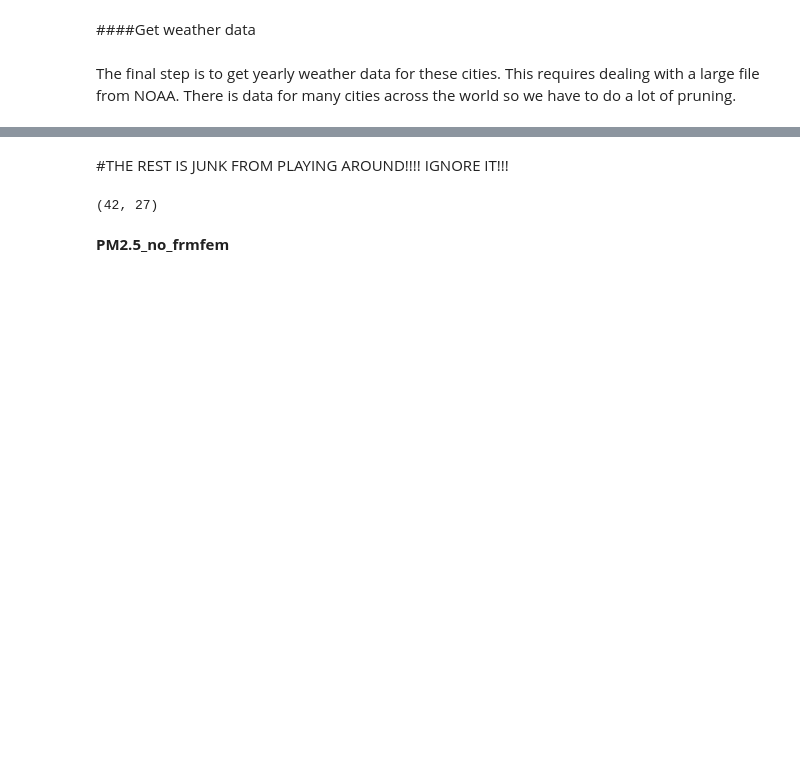
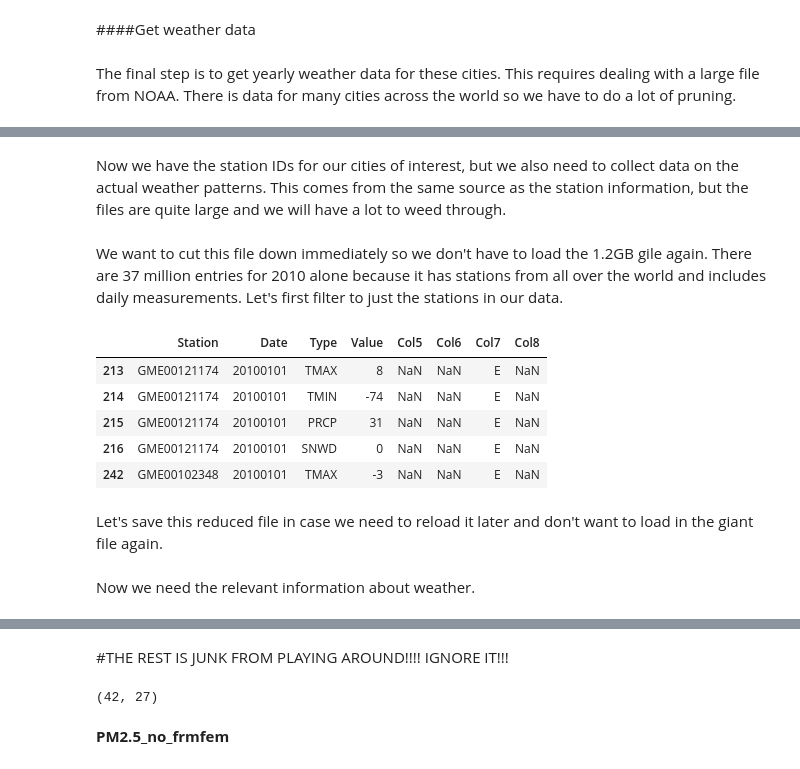
Before and after one commit to mchaffin17/AirPollutionFinalProject, a Jupyter notebook: DataCollection&Cleaning.ipynb, the cells around one changed output, grey strips where cells are left out. Cells and saved outputs as stored; diff of their text form; code cells hidden in the pictures; blank space fills up the shorter version.

Commit message:
German Data Collection Work

```diff
--- a/DataCollection&Cleaning.ipynb
+++ b/DataCollection&Cleaning.ipynb
@@ -1208,0 +1157,29 @@ for pol in outcomes:
+# %%
+toDF = {'City':[],'GM_ID':[]}
+for i,j in zip(best.keys()[1:],best.values()[1:]):
+    toDF['City'].append(i)
+    toDF['GM_ID'].append(j[0])
+skeletonFrame = pd.DataFrame(toDF)
+# %% [markdown]
+Now we have the station IDs for our cities of interest, but we also need to collect data on the actual weather patterns. This comes from the same source as the station information, but the files are quite large and we will have a lot to weed through.
+# %%
+gmweather = pd.read_csv('tempdata/ger_weather_2010.csv')
+# %% [markdown]
+We want to cut this file down immediately so we don't have to load the 1.2GB gile again. There are 37 million entries for 2010 alone because it has stations from all over the world and includes daily measurements. Let's first filter to just the stations in our data.
+# %%
+gmweather.columns=['Station','Date','Type','Value','Col5','Col6','Col7','Col8']
+toremove = []
+for i,val in enumerate(gmweather['Station']):
+    if val[0:2] != 'GM':
+        toremove.append(i)
+# %%
+gmweather = gmweather.drop(gmweather.index[toremove])
+# %%
+gmweather.head()
+# %% [output]
+|  | Station | Date | Type | Value | Col5 | Col6 | Col7 | Col8 |
+| 213 | GME00121174 | 20100101 | TMAX | 8 | NaN | NaN | E | NaN |
+| 214 | GME00121174 | 20100101 | TMIN | -74 | NaN | NaN | E | NaN |
+| 215 | GME00121174 | 20100101 | PRCP | 31 | NaN | NaN | E | NaN |
+| 216 | GME00121174 | 20100101 | SNWD | 0 | NaN | NaN | E | NaN |
+| 242 | GME00102348 | 20100101 | TMAX | -3 | NaN | NaN | E | NaN |
@@ -1208,0 +1193,2 @@ for pol in outcomes:
+# %% [markdown]
+Let's save this reduced file in case we need to reload it later and don't want to load in the giant file again.
@@ -1208,0 +1197,2 @@ for pol in outcomes:
+# %% [markdown]
+Now we need the relevant information about weather.
```
Also changed, not shown: parts of 25 cells of this notebook, 2 other files.
